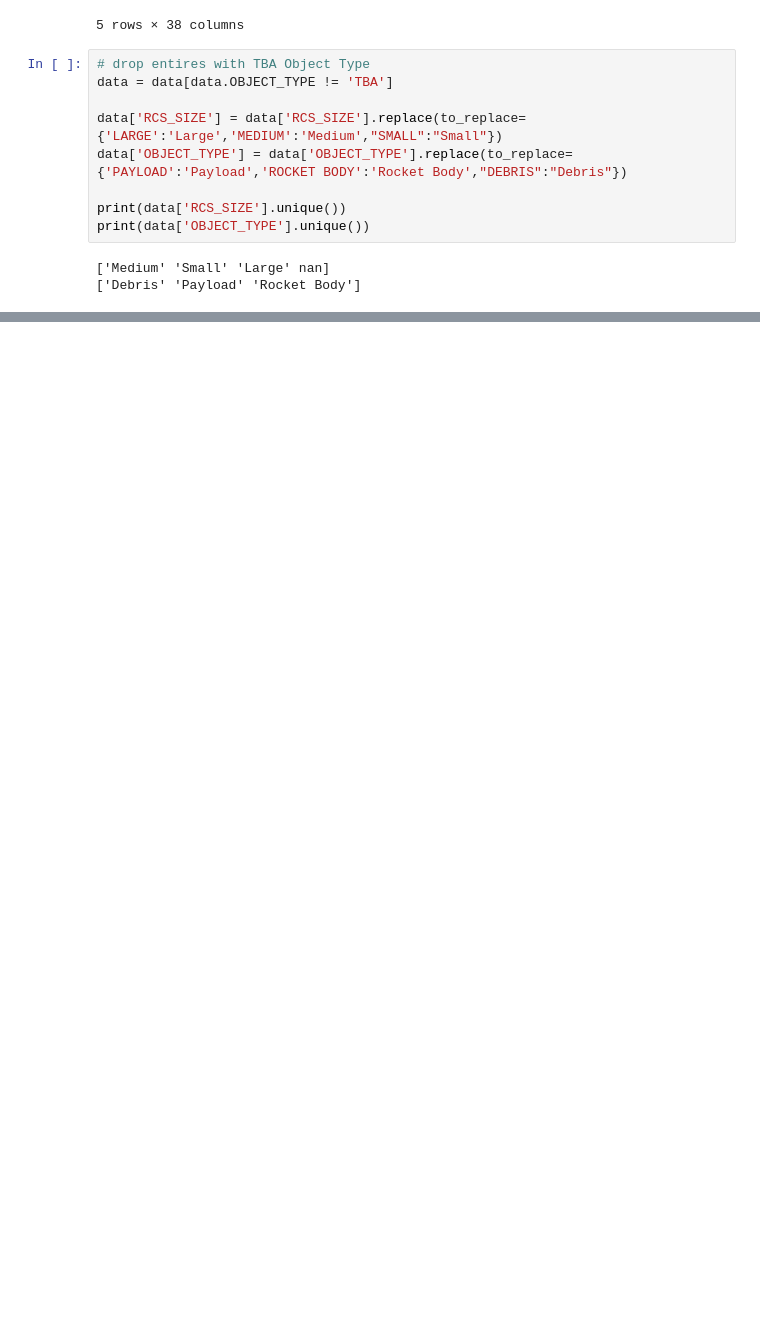
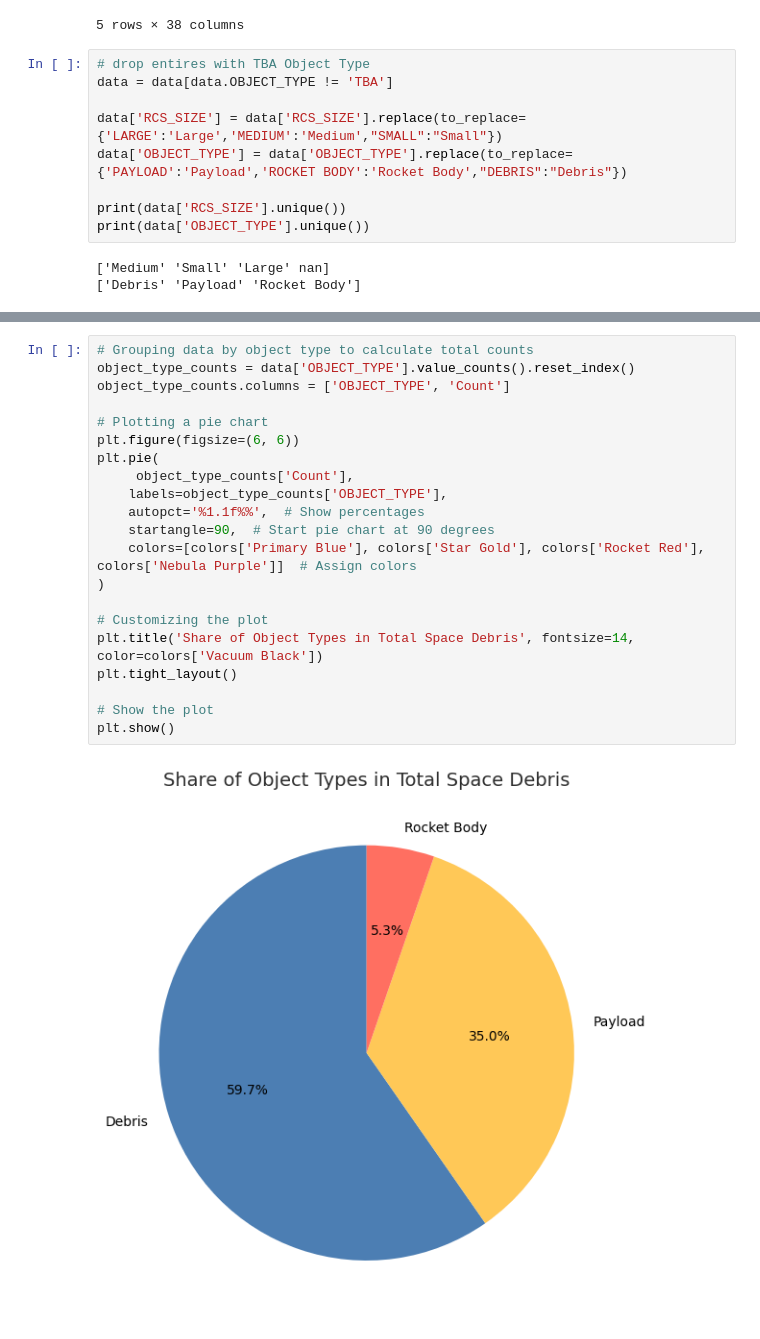
Before and after one commit to markusiewiczj/EDA-Space-Debris, a Jupyter notebook: EDA Space Debris.ipynb, the cells around one changed output, grey strips where cells are left out. Saved outputs shown, nothing was run; the diff lists cells and outputs as text; blank space fills up the shorter version.

```diff
--- a/EDA Space Debris.ipynb
+++ b/EDA Space Debris.ipynb
@@ -37,0 +179,23 @@ print(data['OBJECT_TYPE'].unique())
+# %%
+# Grouping data by object type to calculate total counts
+object_type_counts = data['OBJECT_TYPE'].value_counts().reset_index()
+object_type_counts.columns = ['OBJECT_TYPE', 'Count']
+
+# Plotting a pie chart
+plt.figure(figsize=(6, 6))
+plt.pie(
+     object_type_counts['Count'],
+    labels=object_type_counts['OBJECT_TYPE'],
+    autopct='%1.1f%%',  # Show percentages
+    startangle=90,  # Start pie chart at 90 degrees
+    colors=[colors['Primary Blue'], colors['Star Gold'], colors['Rocket Red'], colors['Nebula Purple']]  # Assign colors
+)
+
+# Customizing the plot
+plt.title('Share of Object Types in Total Space Debris', fontsize=14, color=colors['Vacuum Black'])
+plt.tight_layout()
+
+# Show the plot
+plt.show()
+# %% [output]
+[figure, added]
```
Also changed, not shown: parts of 8 cells of this notebook.
